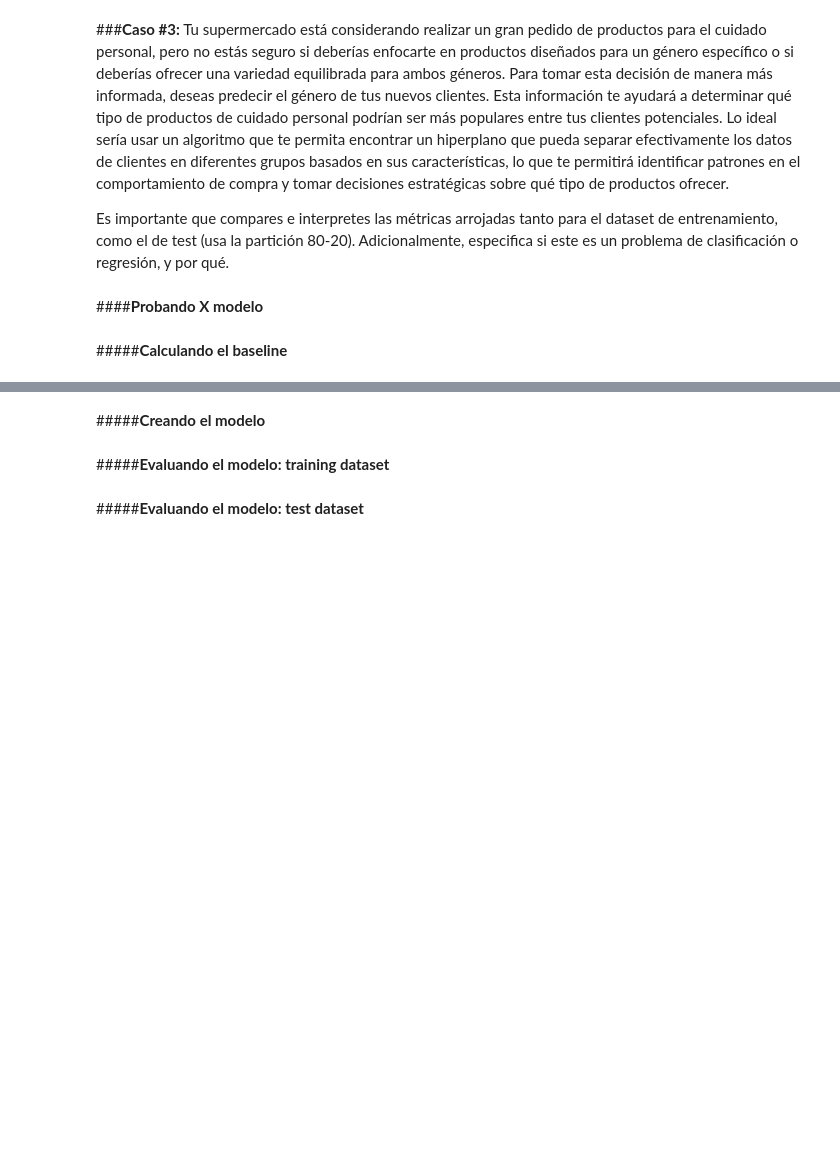
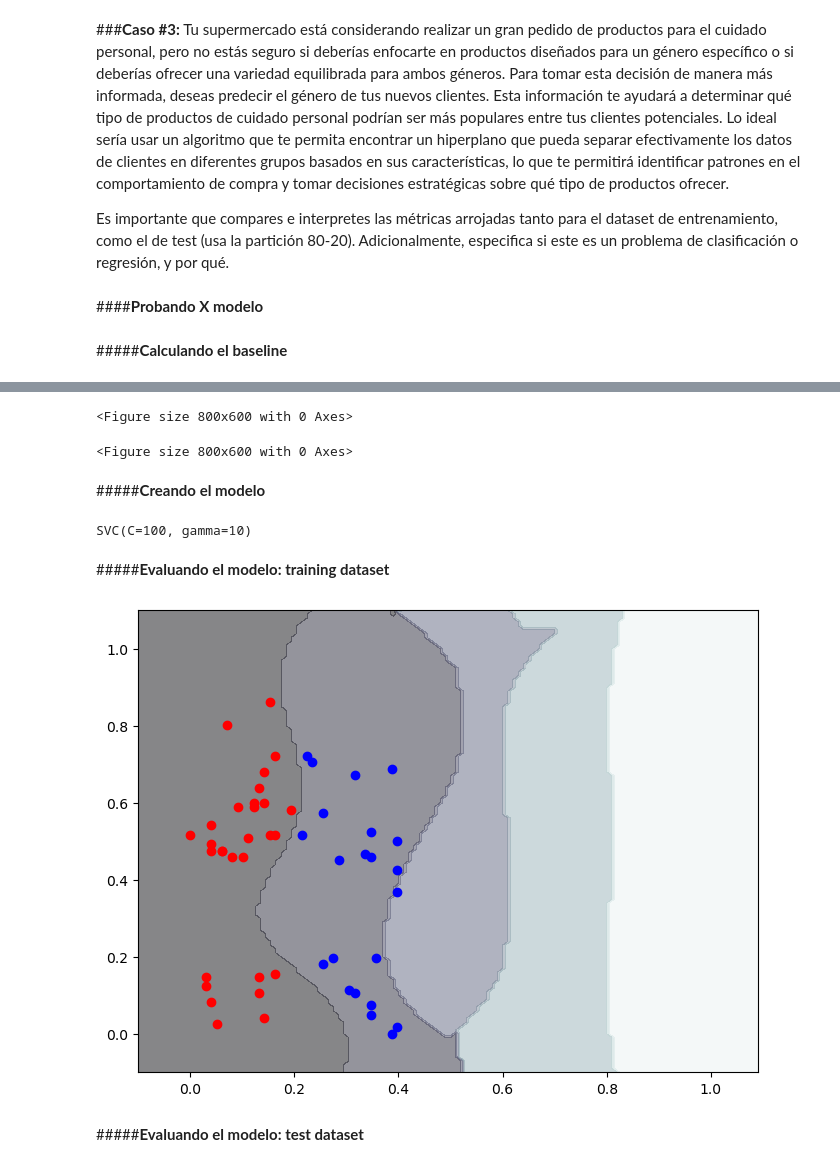
Before and after one commit to CristianPerafan/ArtificiallIntelligence, a Jupyter notebook: Segunda parte/Laboratorio_2.ipynb, the cells around one changed output, grey strips where cells are left out. Drawn from its saved outputs; the diff is of its cells as text; code cells hidden in the pictures; blank space fills up the shorter version.

```diff
--- a/Segunda parte/Laboratorio_2.ipynb
+++ b/Segunda parte/Laboratorio_2.ipynb
@@ -620,6 +659,57 @@ Es importante que compares e interpretes las métricas arrojadas tanto para el d
+# %%
+def plot_hyperplane(clf, min_x, max_x, linestyle, label):
+    w = clf.coef_[0]
+    a = -w[0] / w[1]
+    xx = np.linspace(min_x - 2, max_x + 2)  # make sure the line is long enough
+    yy = a * xx - (clf.intercept_[0]) / w[1]
+    plt.plot(xx, yy, linestyle, label=label)
+
+features=["Spending Score (1-100)","Annual Income (k$)"]
+
+X=df_replace_copy[features]
+Y=df_replace_copy["Gender"]
+
+scaler = MinMaxScaler()
+X = scaler.fit_transform(X)
+
+X_train, X_test, y_train, y_test = train_test_split(X, y, random_state=0, test_size=0.2)
+
+plt.figure(figsize=(8, 6))
+# %% [output]
+<Figure size 800x600 with 0 Axes>
+<Figure size 800x600 with 0 Axes>
 # %% [markdown]
 #####**Creando el modelo**
+# %%
+from sklearn import svm
+C    = 100
+gamma= 10
+clf_rbf     = svm.SVC(kernel='rbf', gamma=gamma, C=C)
+clf_rbf.fit(X_train, y_train)
+# %% [output]
+SVC(C=100, gamma=10)
 # %% [markdown]
 #####**Evaluando el modelo: training dataset**
+# %%
+def plot_hyperplane(clf, X):
+    h = 0.01
+    x_min, x_max = X[:, 0].min() - 0.1, X[:, 0].max() + 0.1
+    y_min, y_max = X[:, 1].min() - 0.1, X[:, 1].max() + 0.1
+    xx, yy = np.meshgrid(np.arange(x_min, x_max, h),
+                         np.arange(y_min, y_max, h))
+    Z = clf.predict(np.c_[xx.ravel(), yy.ravel()])
+    Z = Z.reshape(xx.shape)
+
+    plt.contourf(xx, yy, Z, cmap=plt.cm.bone, alpha=0.5)
+
+
+plt.figure(figsize=(8, 6))
+
+plt.plot(X_train[y_train==0,0],X_train[y_train==0,1],'or')
+plt.plot(X_train[y_train==1,0],X_train[y_train==1,1],'ob')
+
+plot_hyperplane(clf_rbf, X_train)
+# %% [output]
+[figure, added]
 # %% [markdown]
 #####**Evaluando el modelo: test dataset**
```
Also changed, not shown: parts of 22 cells of this notebook.
